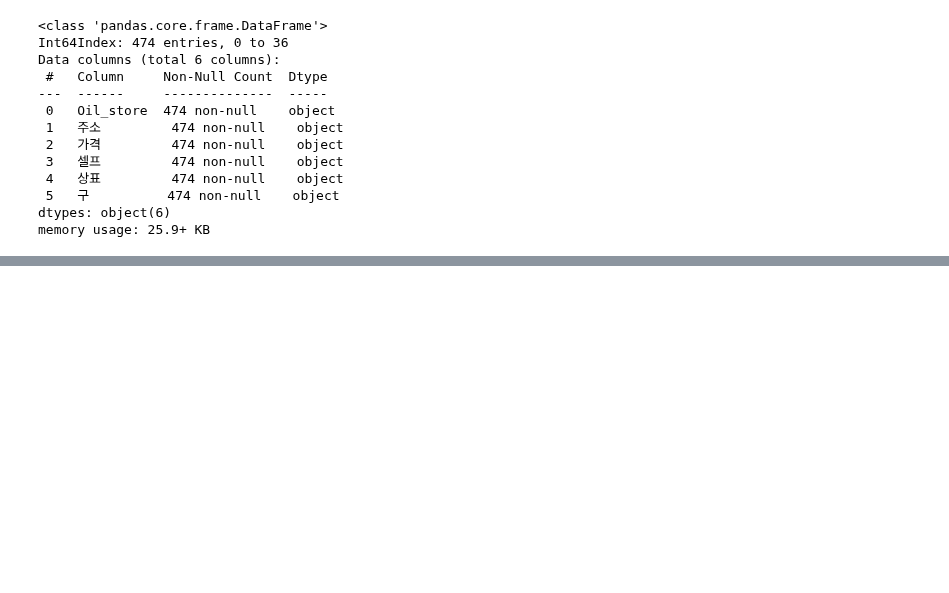
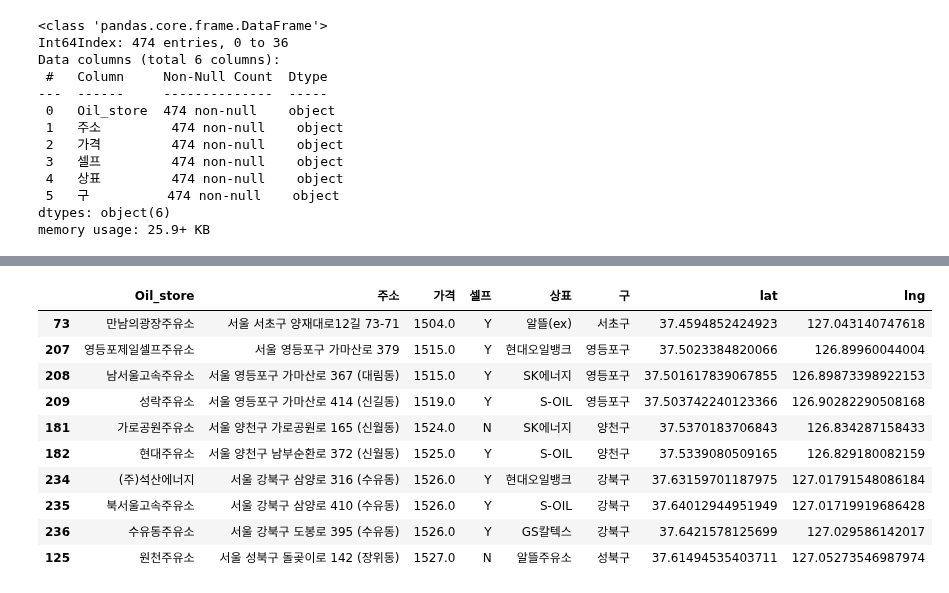
Before and after one commit to NikeLee/pythonwork, a Jupyter notebook: analysis/9_분석예제4.ipynb, the cells around one changed output, grey strips where cells are left out. Saved outputs shown, nothing was run; the diff lists cells and outputs as text; code cells hidden in the pictures; blank space fills up the shorter version.

```diff
--- a/analysis/9_분석예제4.ipynb
+++ b/analysis/9_분석예제4.ipynb
@@ -348,0 +489,29 @@ stations
+# %%
+##### 하위 10개에 위도, 경도 추가
+
+lat = []
+lng = []
+
+for n in oil_price_bottom10.index:
+    tmp_addr = oil_price_bottom10["주소"][n].split(" (")[0]
+    url = "https://dapi.kakao.com/v2/local/search/keyword.json?query={}".format(tmp_addr)
+
+    lat.append(requests.get(url, headers=header).json()["documents"][0]["y"])
+    lng.append(requests.get(url, headers=header).json()["documents"][0]["x"])
+# %%
+oil_price_bottom10["lat"] = lat
+oil_price_bottom10["lng"] = lng
+
+oil_price_bottom10
+# %% [output]
+|  | Oil_store | 주소 | 가격 | 셀프 | 상표 | 구 | lat | lng |
+| 73 | 만남의광장주유소 | 서울 서초구 양재대로12길 73-71 | 1504.0 | Y | 알뜰(ex) | 서초구 | 37.4594852424923 | 127.043140747618 |
+| 207 | 영등포제일셀프주유소 | 서울 영등포구 가마산로 379 | 1515.0 | Y | 현대오일뱅크 | 영등포구 | 37.5023384820066 | 126.89960044004 |
+| 208 | 남서울고속주유소 | 서울 영등포구 가마산로 367 (대림동) | 1515.0 | Y | SK에너지 | 영등포구 | 37.501617839067855 | 126.89873398922153 |
+| 209 | 성락주유소 | 서울 영등포구 가마산로 414 (신길동) | 1519.0 | Y | S-OIL | 영등포구 | 37.503742240123366 | 126.90282290508168 |
+| 181 | 가로공원주유소 | 서울 양천구 가로공원로 165 (신월동) | 1524.0 | N | SK에너지 | 양천구 | 37.5370183706843 | 126.834287158433 |
+| 182 | 현대주유소 | 서울 양천구 남부순환로 372 (신월동) | 1525.0 | Y | S-OIL | 양천구 | 37.5339080509165 | 126.829180082159 |
+| 234 | (주)석산에너지 | 서울 강북구 삼양로 316 (수유동) | 1526.0 | Y | 현대오일뱅크 | 강북구 | 37.63159701187975 | 127.01791548086184 |
+| 235 | 북서울고속주유소 | 서울 강북구 삼양로 410 (수유동) | 1526.0 | Y | S-OIL | 강북구 | 37.64012944951949 | 127.01719919686428 |
+| 236 | 수유동주유소 | 서울 강북구 도봉로 395 (수유동) | 1526.0 | Y | GS칼텍스 | 강북구 | 37.6421578125699 | 127.029586142017 |
+| 125 | 원천주유소 | 서울 성북구 돌곶이로 142 (장위동) | 1527.0 | N | 알뜰주유소 | 성북구 | 37.61494535403711 | 127.05273546987974 |
```
Also changed, not shown: parts of 40 cells of this notebook.
